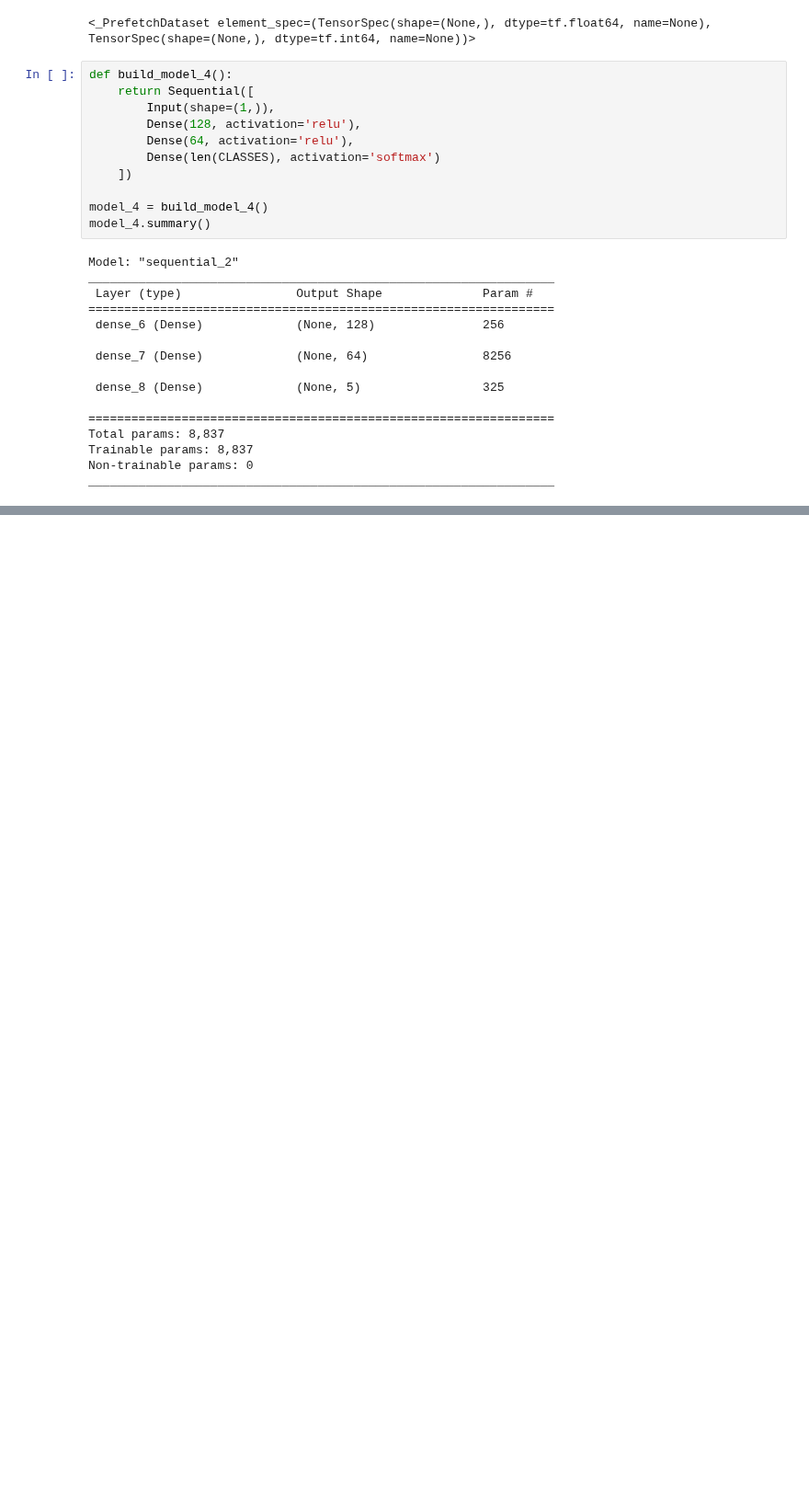
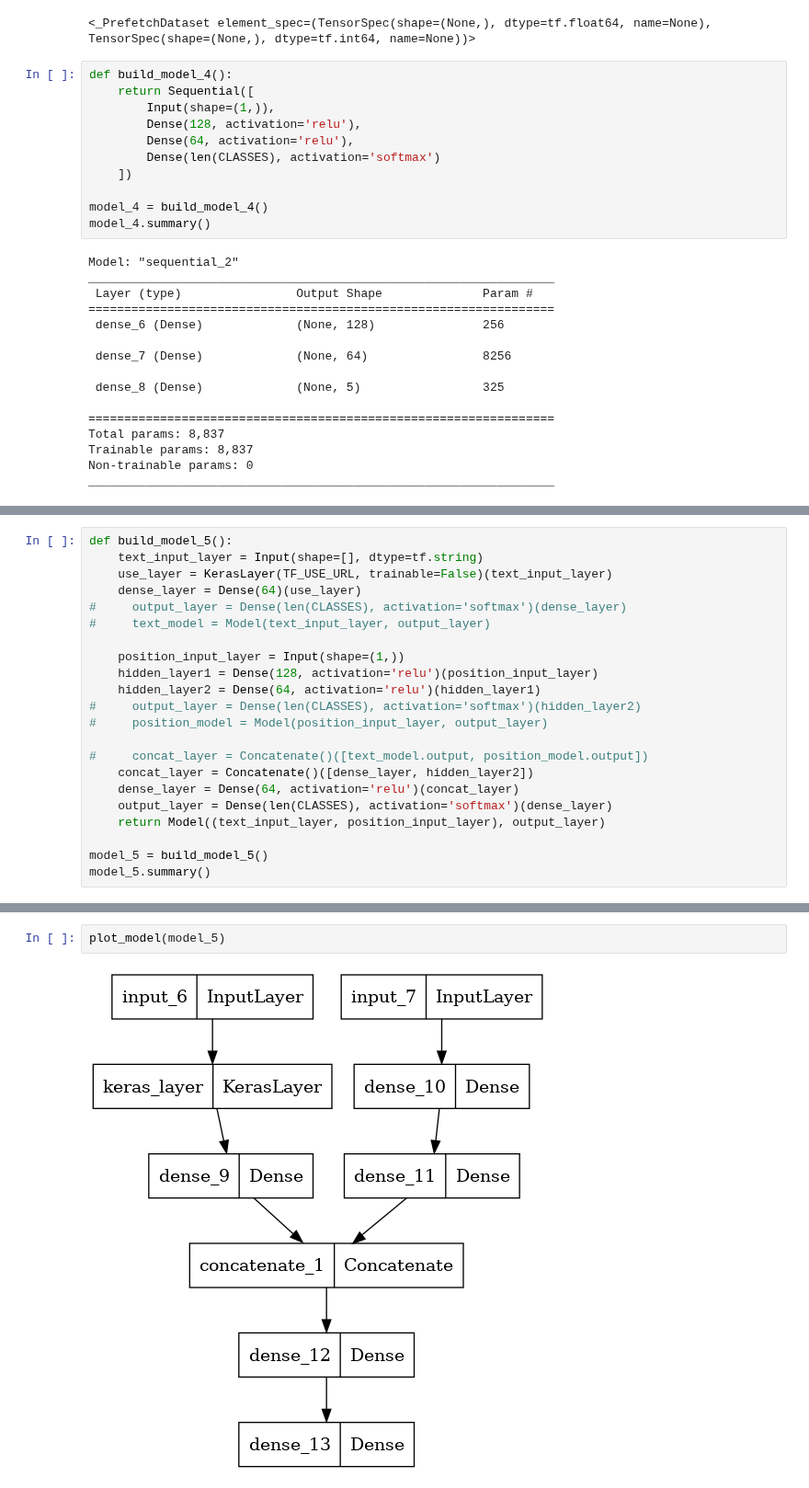
Before and after one commit to poolGolez/project-roosevelt, a Jupyter notebook: skim-literature-using-intermediate-models.ipynb, the cells around one changed output, grey strips where cells are left out. Shown at 92% size. Saved outputs shown, nothing was run; the diff lists cells and outputs as text; blank space fills up the shorter version.

Commit message:
Buildmodel 5

```diff
--- a/skim-literature-using-intermediate-models.ipynb
+++ b/skim-literature-using-intermediate-models.ipynb
@@ -548,0 +551,22 @@ pd.DataFrame(model_4_history.history).plot()
+# %%
+def build_model_5():
+    text_input_layer = Input(shape=[], dtype=tf.string)
+    use_layer = KerasLayer(TF_USE_URL, trainable=False)(text_input_layer)
+    dense_layer = Dense(64)(use_layer)
+#     output_layer = Dense(len(CLASSES), activation='softmax')(dense_layer)
+#     text_model = Model(text_input_layer, output_layer)
+
+    position_input_layer = Input(shape=(1,))
+    hidden_layer1 = Dense(128, activation='relu')(position_input_layer)
+    hidden_layer2 = Dense(64, activation='relu')(hidden_layer1)
+#     output_layer = Dense(len(CLASSES), activation='softmax')(hidden_layer2)
+#     position_model = Model(position_input_layer, output_layer)
+
+#     concat_layer = Concatenate()([text_model.output, position_model.output])
+    concat_layer = Concatenate()([dense_layer, hidden_layer2])
+    dense_layer = Dense(64, activation='relu')(concat_layer)
+    output_layer = Dense(len(CLASSES), activation='softmax')(dense_layer)
+    return Model((text_input_layer, position_input_layer), output_layer)
+
+model_5 = build_model_5()
+model_5.summary()
@@ -548,0 +591,4 @@ pd.DataFrame(model_4_history.history).plot()
+# %%
+plot_model(model_5)
+# %% [output]
+[figure, added]
```
Also changed, not shown: parts of 18 cells of this notebook.
